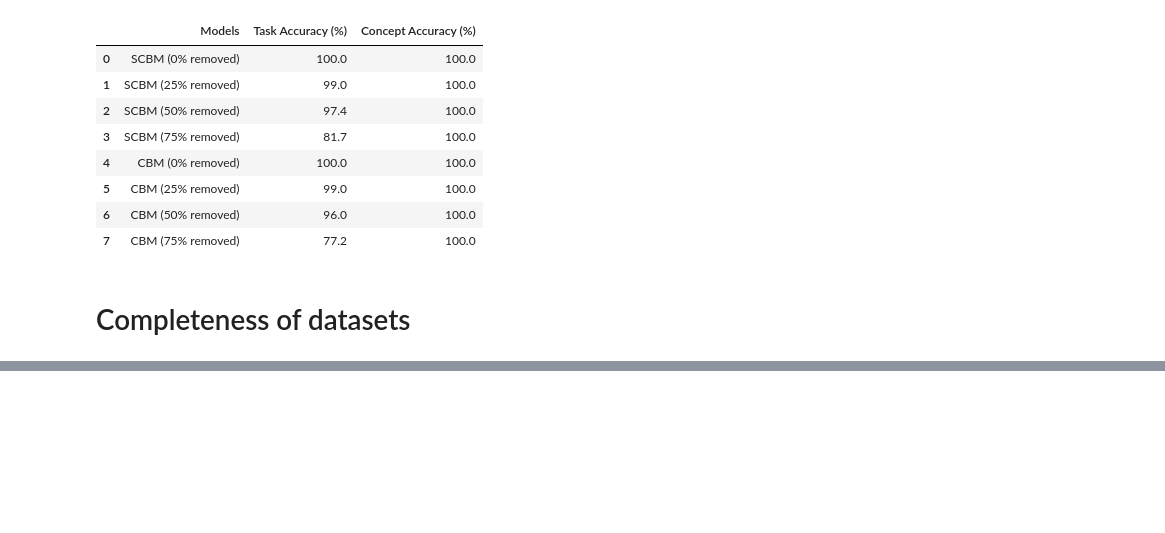
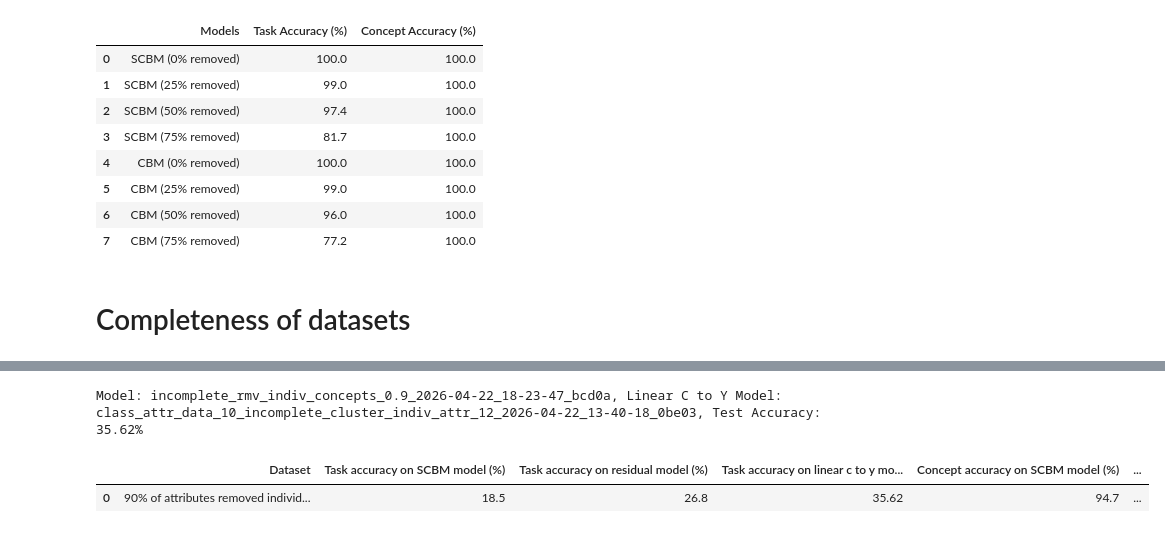
Before and after one commit to stephenmarcou/SCBM_implementation, a Jupyter notebook: results.ipynb, the cells around one changed output, grey strips where cells are left out. Drawn from its saved outputs; the diff is of its cells as text; code cells hidden in the pictures; blank space fills up the shorter version.

```diff
--- a/results.ipynb
+++ b/results.ipynb
@@ -329,6 +329,7 @@ for model_type in model_types:
     for model_dir in os.listdir(model_dir_path):
         if "cluster" in model_dir:
             continue
+        print(f"Processing model dir: {model_dir} for model type: {model_type}")
         pkl_dir = get_pkl_dir_from_model_dir(os.path.join(model_dir_path, model_dir))
         #print(model_dir, pkl_dir)
 
@@ -345,9 +346,13 @@ for model_type in model_types:
         elif "incomplete_21" in model_dir:
             model_name = f"Dataset used for {model_type.upper()} (75% removed)"
 
+        else:
+            model_name = None
 
         if pkl_dir is None:
             print(f"cannot retrieve metrics for model {model_dir} since pkl dir is not found.")
+        if model_name is None:
+            print(f"cannot retrieve metrics for model {model_dir} since model name cannot be determined.")
         else:
             model_dir, y_accuracy = retrieve_metrics(pkl_dir)
 
@@ -393,0 +399,75 @@ print(len(data[0]["attribute_label"]))
+# %%
+def get_pkl_dir_from_model_dir(model_dir):
+    log_file = os.path.join(model_dir, "log.txt")
+    with open(log_file, "r") as f:
+        lines = f.readlines()
+        info_line = lines[0]
+        info_line_dict = ast.literal_eval(info_line)
+
+        pkl_dir = info_line_dict["data"]["pkl_file_dir"]
+        return pkl_dir.strip("/")
+
+
+
+def retrieve_acc_from_log(model_dir, linear_model=False):
+
+                with open(os.path.join(model_dir, "log.txt"), "r") as f:
+                    lines = f.readlines()
+                    test_line = lines[-1]
+                    if linear_model:
+                        y_accuracy = re.findall(r"Test Accuracy:\s*([0-9.]+)", test_line)[0]
+                        c_accuracy = None
+                        c_auc = None
+                    else:
+                        y_accuracy = re.findall(r"y_accuracy:\s*([0-9.]+)", test_line)[0]
+                        c_accuracy = re.findall(r"c_accuracy:\s*([0-9.]+)", test_line)[0]
+                        c_auc = re.findall(r"c_AUROC:\s*([0-9.]+)", test_line)[0]
+                    y_accuracy = float(y_accuracy) * 100
+                    if c_accuracy is not None:
+                        c_accuracy = float(c_accuracy) * 100
+                    return y_accuracy, c_accuracy, c_auc
+
+
+info_dict = {"Residual_model": ["incomplete_rmv_indiv_concepts_0.9_2026-04-22_18-23-47_bcd0a"],
+             "SCBM_model": ["incomplete_rmv_indiv_concepts_0.9_2026-04-22_15-31-02_2b8ed"],
+             "Dataset used": ["90% of attributes removed individually at random"]}
+
+df_dict = {"Dataset": [],
+           "Task accuracy on SCBM model (%)": [],
+           "Task accuracy on residual model (%)": [],
+           "Task accuracy on linear c to y model (%)": [],
+           "Concept accuracy on SCBM model (%)": [],
+           "Concept accuracy on residual model (%)": [],
+           "Concept AUROC on SCBM model (%)": [],
+           "Concept AUROC on residual model (%)": []}
+
+for i in range(len(info_dict["Residual_model"])):
+    res_model_dir = os.path.join("experiments", "scbm_residual", "CUB", info_dict["Residual_model"][i])
+    pkl_dir = get_pkl_dir_from_model_dir(res_model_dir)
+    res_model_y_acc, res_model_c_acc, res_model_c_auc = retrieve_acc_from_log(res_model_dir, linear_model=False)
+
+    scbm_model_dir = os.path.join("experiments", "scbm", "CUB", info_dict["SCBM_model"][i])
+    scbm_model_y_acc, scbm_model_c_acc, scbm_model_c_auc = retrieve_acc_from_log(scbm_model_dir, linear_model=False)
+
+    c_to_y_model_dir = os.path.join("experiments", "linear_head", "CUB")
+    for c_to_y_model in os.listdir(c_to_y_model_dir):
+        if pkl_dir in c_to_y_model:
+            linear_head_y_acc, _, _ = retrieve_acc_from_log(os.path.join(c_to_y_model_dir, c_to_y_model), linear_model=True)
+            print(f"Model: {info_dict['Residual_model'][i]}, Linear C to Y Model: {c_to_y_model}, Test Accuracy: {linear_head_y_acc:.2f}%")
+            df_dict["Dataset"].append(info_dict['Dataset used'][i])
+            df_dict["Task accuracy on residual model (%)"].append(res_model_y_acc)
+            df_dict["Task accuracy on linear c to y model (%)"].append(linear_head_y_acc)
+            df_dict["Task accuracy on SCBM model (%)"].append(scbm_model_y_acc)
+            df_dict["Concept accuracy on residual model (%)"].append(res_model_c_acc)
+            df_dict["Concept accuracy on SCBM model (%)"].append(scbm_model_c_acc)
+            df_dict["Concept AUROC on residual model (%)"].append(res_model_c_auc)
+            df_dict["Concept AUROC on SCBM model (%)"].append(scbm_model_c_auc)
+
+
+
+df_results = pd.DataFrame(df_dict)
+df_results.head(10)
+# %% [output]
+Model: incomplete_rmv_indiv_concepts_0.9_2026-04-22_18-23-47_bcd0a, Linear C to Y Model: class_attr_data_10_incomplete_cluster_indiv_attr_12_2026-04-22_13-40-18_0be03, Test Accuracy: 35.62%
+|  | Dataset | Task accuracy on SCBM model (%) | Task accuracy on residual model (%) | Task accuracy on linear c to y mo... | Concept accuracy on SCBM model (%) | ... |
+| 0 | 90% of attributes removed individ... | 18.5 | 26.8 | 35.62 | 94.7 | ... |
```
Also changed, not shown: parts of 5 cells of this notebook, 5 other files.
